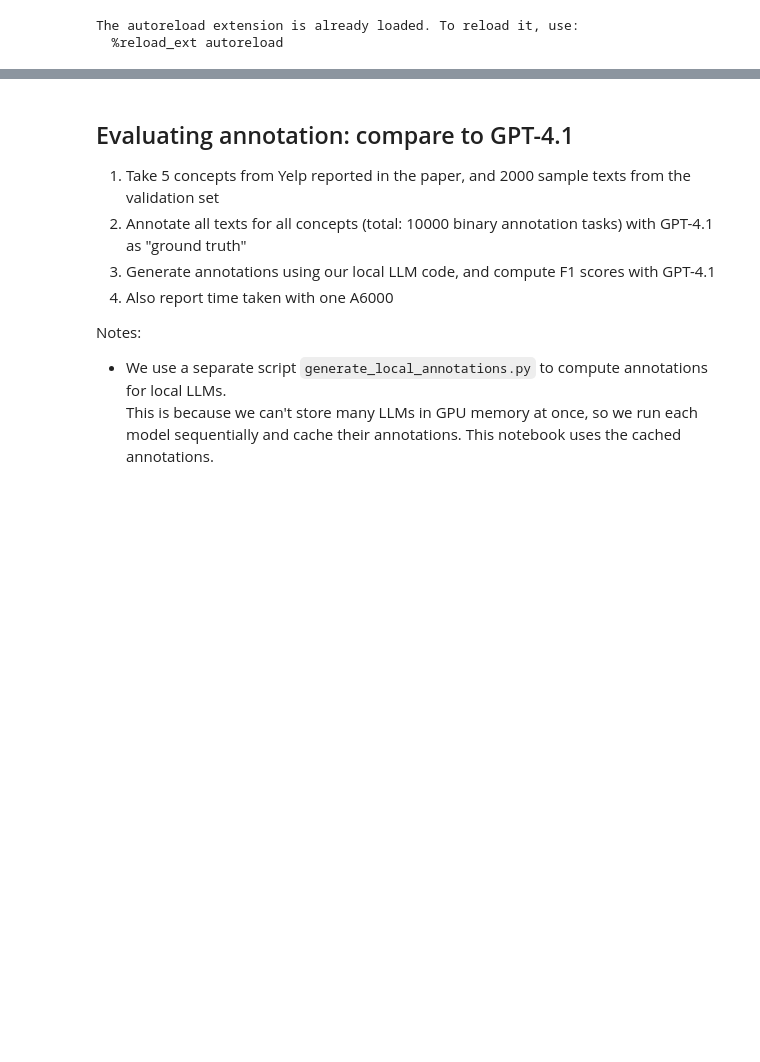
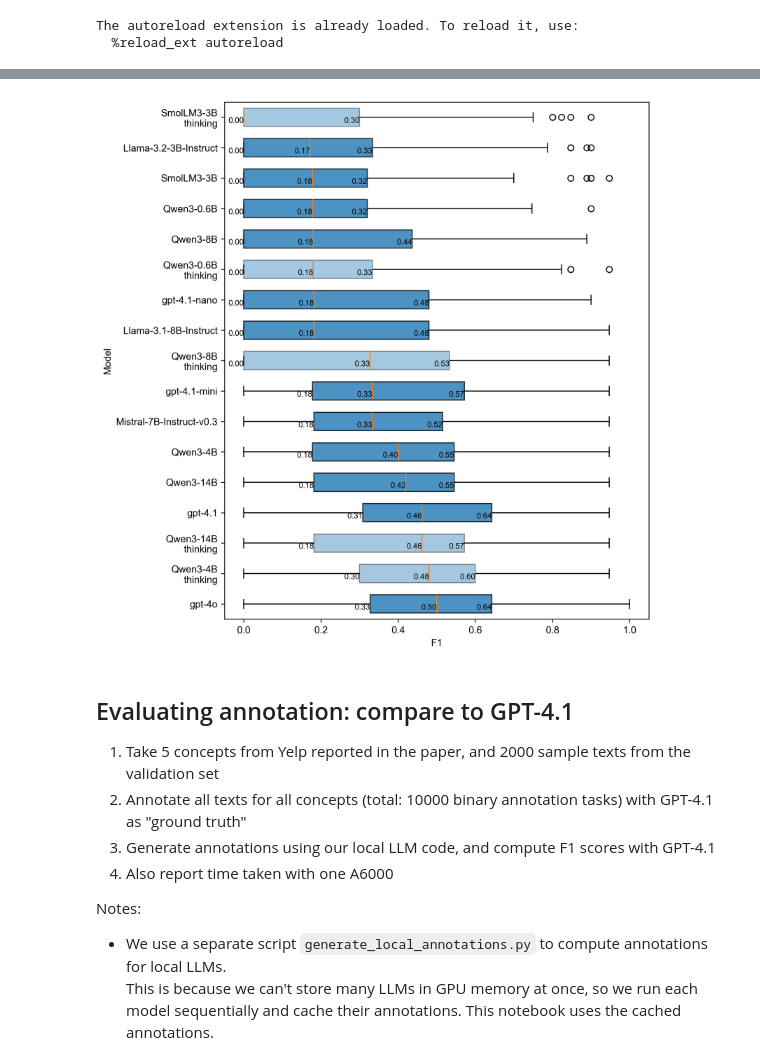
Before and after one commit to rmovva/HypotheSAEs, a Jupyter notebook: local_llm_experiments/local_llm.ipynb, the cells around one changed output, grey strips where cells are left out. Drawn from its saved outputs; the diff is of its cells as text; code cells hidden in the pictures; blank space fills up the shorter version.

```diff
--- a/local_llm_experiments/local_llm.ipynb
+++ b/local_llm_experiments/local_llm.ipynb
@@ -23,3 +87,75 @@ The autoreload extension is already loaded. To reload it, use:
+# %%
+metric = 'f1'
+
+def abbrev_model_name(full_model):
+    if '/' in full_model:
+        full_model = full_model.split('/')[-1]
+    model_name, temp, thinking = full_model.split('_')
+    temp, thinking = temp.split('=')[1], thinking.split('=')[1]
+    return (model_name, temp, thinking)
+
+
+# Get metric values for each model
+model_metrics = {}
+for model, model_fidelities in fidelities.items():
+    metrics = []
+    for neuron_idx, neuron_data in model_fidelities.items():
+        if neuron_data:  # Skip empty neurons
+            # Get max metric across all interpretations for this neuron
+            neuron_metrics = [interp_data[metric] for interp_data in neuron_data.values()]
+            if neuron_metrics:
+                metrics.append(max(neuron_metrics))
+    model_metrics[model] = metrics
+
+# Sort models by median metric
+show_top_n = 20
+sorted_models = sorted(model_metrics.keys(), key=lambda m: np.median(model_metrics[m]) if model_metrics[m] else 0, reverse=True)[:show_top_n]
+
+import seaborn as sns
+import matplotlib.pyplot as plt
+
+# Create horizontal boxplot with seaborn
+plt.figure(figsize=(8, len(sorted_models) // 2), dpi=300)
+data_for_plot = []
+model_labels = []
+alphas = []
+for model in sorted_models:
+    model_name, temp, thinking = abbrev_model_name(model)
+    alpha = 0.4 if thinking == 'True' else 0.8
+    label = f"{model_name}\nthinking" if thinking == 'True' else model_name
+    data_for_plot.extend(model_metrics[model])
+    model_labels.extend([label] * len(model_metrics[model]))
+    alphas.extend([alpha] * len(model_metrics[model]))
+
+plot_df = pd.DataFrame({'Model': model_labels, metric.upper(): data_for_plot, 'Alpha': alphas})
+
+# Create horizontal boxplot with alpha based on thinking parameter
+ax = plt.gca()
+for i, model_name in enumerate(plot_df['Model'].unique()):
+    model_data = plot_df[plot_df['Model'] == model_name]
+    alpha = model_data['Alpha'].iloc[0]
+    box_data = model_data[metric.upper()]
+
+    # Create individual horizontal boxplot with specific alpha
+    bp = ax.boxplot(box_data, positions=[i], widths=0.6, patch_artist=True, vert=False)
+    bp['boxes'][0].set_alpha(alpha)
+
+    # Add labels for median, 25th, and 75th percentiles
+    median = np.median(box_data)
+    q25 = np.percentile(box_data, 25)
+    q75 = np.percentile(box_data, 75)
+
+    ax.text(median, i, f'{median:.2f}', ha='right', va='top', fontsize=8)
+    ax.text(q25, i, f'{q25:.2f}', ha='right', va='top', fontsize=8)
+    ax.text(q75, i, f'{q75:.2f}', ha='right', va='top', fontsize=8)
+
+ax.set_yticklabels(plot_df['Model'].unique(), rotation=0, ha='right')
+ax.set_xlabel(metric.upper())
+ax.set_ylabel('Model')
+plt.tight_layout()
+plt.show()
+# %% [output]
+[figure, added]
 # %% [markdown]
 ## Evaluating annotation: compare to GPT-4.1
 
```
Also changed, not shown: parts of 6 cells of this notebook, 4 other files.
